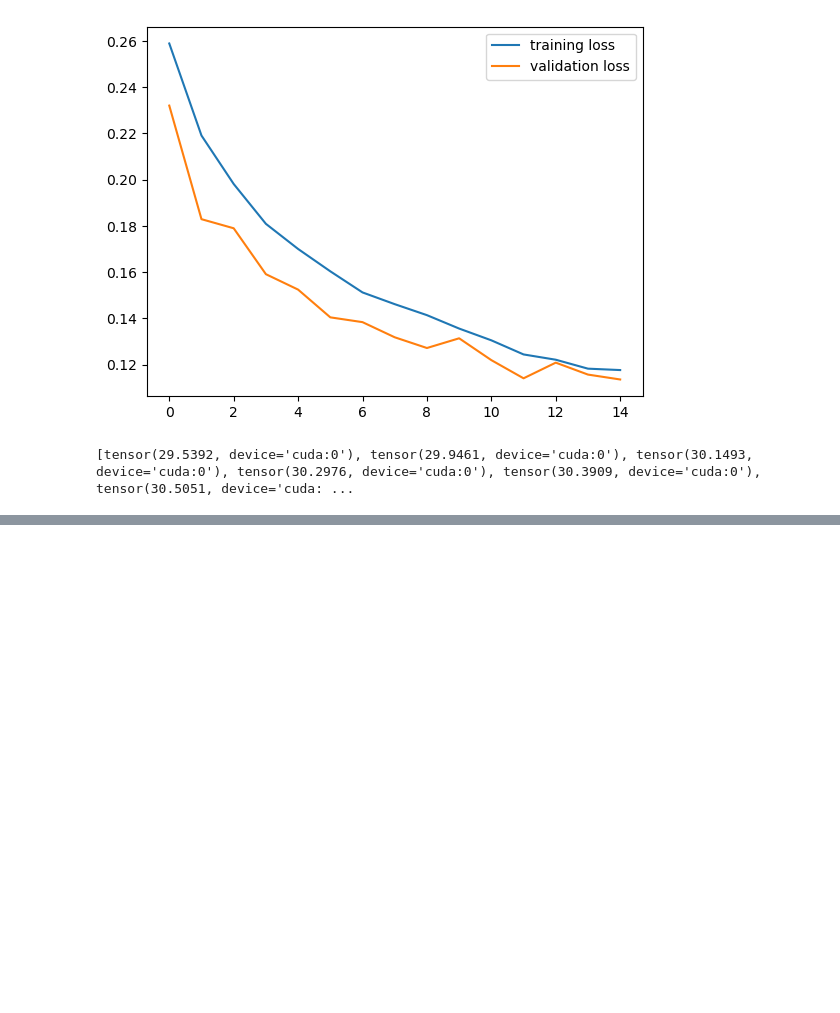
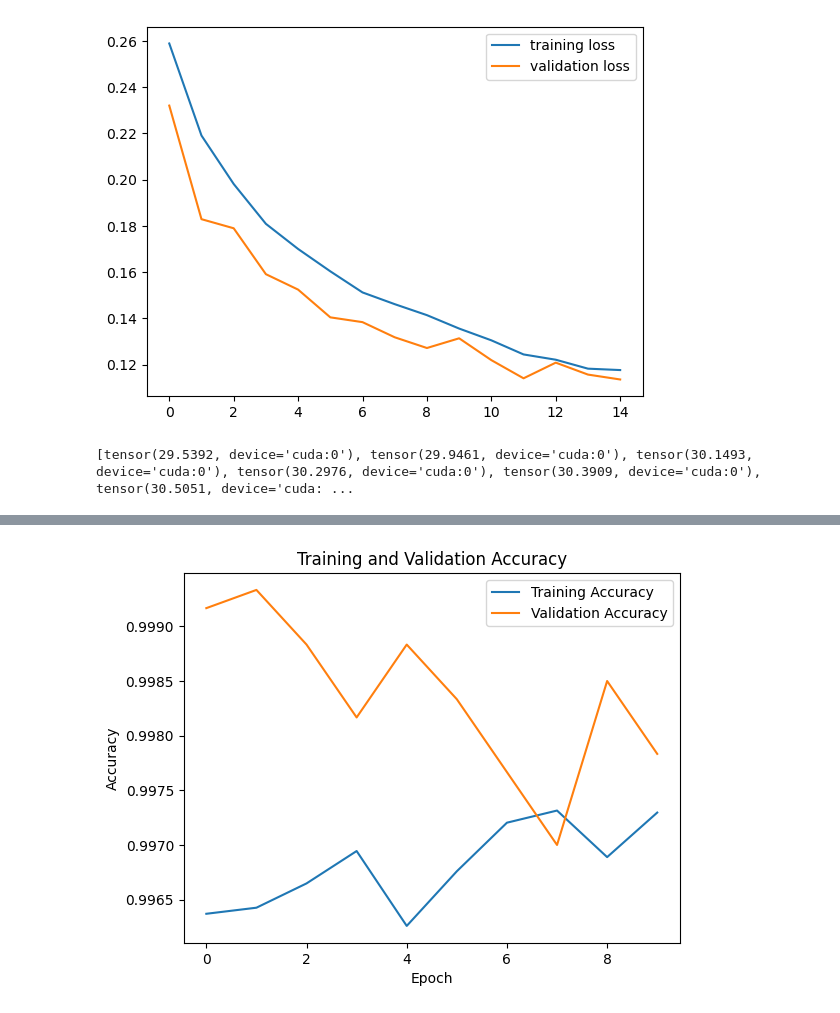
Before and after one commit to ChanifRusydi/TTI6A3-S2TE-38-BP1, a Jupyter notebook: Mini Project-2.ipynb, the cells around one changed output, grey strips where cells are left out. Drawn from its saved outputs; the diff is of its cells as text; code cells hidden in the pictures; blank space fills up the shorter version.

Commit message:
new model for Mini Project-2

```diff
--- a/Mini Project-2.ipynb
+++ b/Mini Project-2.ipynb
@@ -169,0 +163,13 @@ tf_model = Sequential([
+# %%
+tf_model = tf.keras.models.Sequential([
+    tf.keras.layers.Conv2D(32, (5,5), padding='same', activation='relu', input_shape=(28, 28, 1)),
+    tf.keras.layers.MaxPool2D(),
+    tf.keras.layers.Dropout(0.2),
+    tf.keras.layers.Conv2D(64, (3,3), padding='same', activation='relu'),
+    tf.keras.layers.MaxPool2D(strides=(2,2)),
+    tf.keras.layers.Dropout(0.2),
+    tf.keras.layers.Flatten(),
+    tf.keras.layers.Dense(128, activation='relu'),
+    tf.keras.layers.Dropout(0.2),
+    tf.keras.layers.Dense(10, activation='softmax')
+])
@@ -170,5 +201,5 @@ tf_model = Sequential([
 # %%
-tf_model.compile(optimizer='adam', loss=tf.keras.losses.SparseCategoricalCrossentropy(from_logits=True), metrics=['accuracy'])
-tf_model.fit(tf_train_images, tf_train_labels, epochs=10)
+tf_model.compile(optimizer='adam', loss=tf.keras.losses.SparseCategoricalCrossentropy(), metrics=['accuracy'])
+history = tf_model.fit(tf_train_images, tf_train_labels, validation_split=0.1, batch_size=64, epochs=10)
 # %% [output]
 Epoch 1/10
@@ -204,0 +235,13 @@ Test loss: 0.06771095097064972
+# %%
+import matplotlib.pyplot as plt
+plt.style.use("default")
+# %%
+plt.plot(history.history['accuracy'], label='Training Accuracy')
+plt.plot(history.history['val_accuracy'], label='Validation Accuracy')
+plt.title('Training and Validation Accuracy')
+plt.xlabel('Epoch')
+plt.ylabel('Accuracy')
+plt.legend()
+plt.show()
+# %% [output]
+[figure, added]
```
Also changed, not shown: parts of 6 cells of this notebook, 1 other file.
